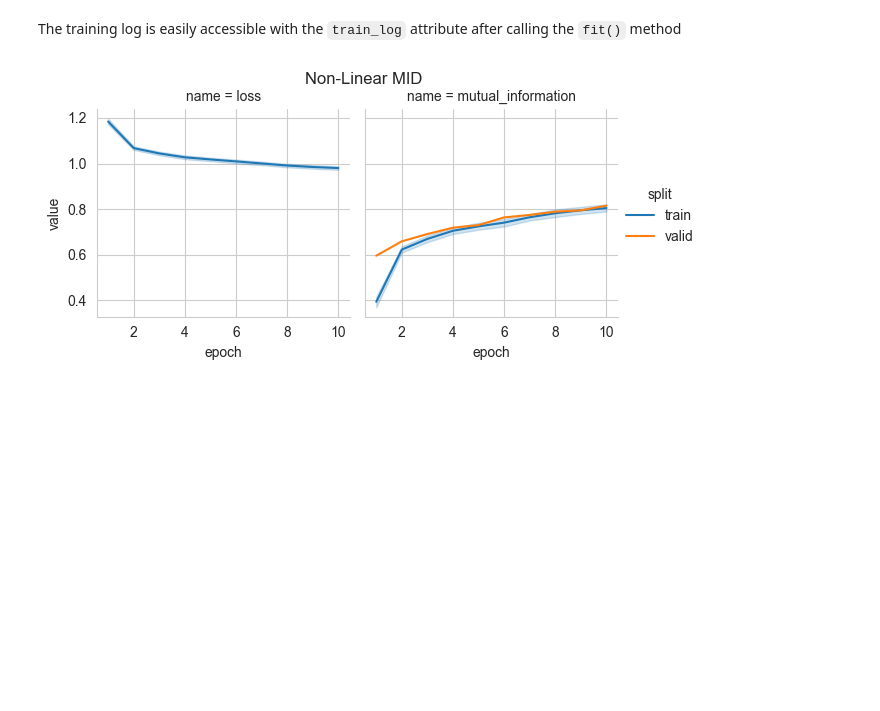
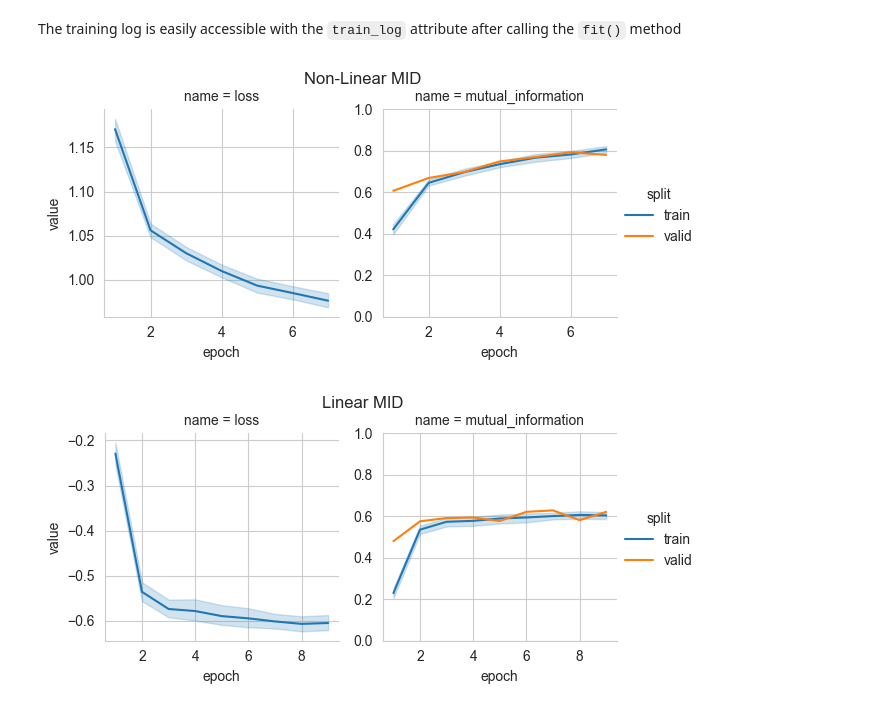
Before and after one commit to mfederici/torch-mist, a Jupyter notebook: docs/notebooks/transformed.ipynb, the cells around one changed output. Saved outputs shown, nothing was run; the diff lists cells and outputs as text; code cells hidden in the pictures; blank space fills up the shorter version.

```diff
--- a/docs/notebooks/transformed.ipynb
+++ b/docs/notebooks/transformed.ipynb
@@ -114,11 +114,12 @@ Lastly, we can train the estimator using the provided utilities and the `train_l
 # %%
 from torch_mist.utils import train_mi_estimator
 
-pd_log = train_mi_estimator(
+train_log = train_mi_estimator(
     transformed_estimator,
     train_data=dataset,
     max_epochs=10,
     verbose=True,
     lr_annealing=False,
-    batch_size=128
+    batch_size=128,
+    num_workers=8,
 )
@@ -126,7 +129,7 @@ pd_log = train_mi_estimator(
 Since pairs of $x$ and $y$ are produced by considering data-points with the same label, we expect the mutual information value to approach $\ln 10$.
 # %%
 # Plot the estimated values of mutual information over time
-grid = sns.FacetGrid(pd_log, col='name', hue='split')
+grid = sns.FacetGrid(train_log, col='name', hue='split')
 
 grid.map(sns.lineplot, 'epoch', 'value', marker='.', errorbar='sd', label='estimate')
 grid.axes[0,1].axhline(y=np.log(10), ls='--', color='k', label='True $I(x;y)$')
@@ -240,9 +246,13 @@ for i, name in enumerate(projections):
 # %% [markdown]
 The training log is easily accessible with the `train_log` attribute after calling the `fit()` method
 # %%
-grid = sns.FacetGrid(projections['Non-Linear MID'].train_log, col='name', hue='split')
-grid.map(sns.lineplot, 'epoch', 'value')
-grid.add_legend()
-grid.fig.suptitle('Non-Linear MID', y=1.01);
+for name in ['Non-Linear MID', 'Linear MID']:
+    grid = sns.FacetGrid(projections[name].train_log, col='name', hue='split', sharey=False)
+    grid.map(sns.lineplot, 'epoch', 'value')
+    grid.add_legend()
+    grid.fig.suptitle(name, y=1.01);
+    grid.axes[0,1].set_ylim(0,1)
+    plt.show()
 # %% [output]
-[figure, old version]
+[figure, new version]
+[figure, added]
```
Also changed, not shown: parts of 7 cells of this notebook, 2 other files.
